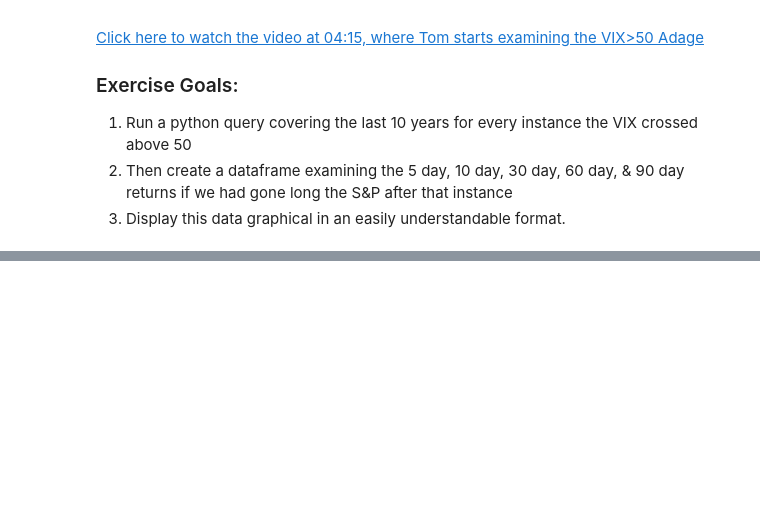
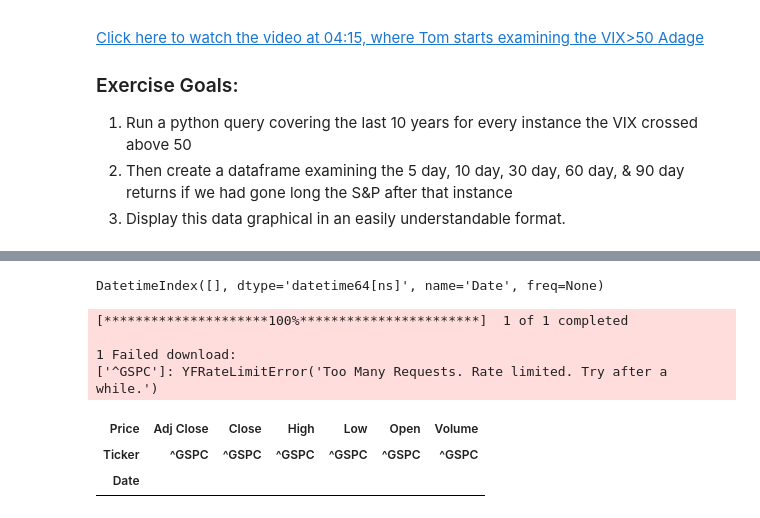
Before and after one commit to brian-m0k/Stock-Traders-Almanac-Financial-Markets-Seasonality-Analysis-with-Python, a Jupyter notebook: Financial_Data_Slicing_Operations.ipynb, the cells around one changed output, grey strips where cells are left out. Cells and saved outputs as stored; diff of their text form; code cells hidden in the pictures; blank space fills up the shorter version.

Commit message:
Ajustment made to Financial_Data_Slicing_Operations.ipynb
- More code added to Exercise 1

Signed-off-by: brian-m0k <113319033+brian-m0k@users.noreply.github.com>

```diff
--- a/Financial_Data_Slicing_Operations.ipynb
+++ b/Financial_Data_Slicing_Operations.ipynb
@@ -92,0 +97,34 @@ Date
+# %%
+from datetime import timedelta
+
+#Now we continue by creating a table/dataframe with S&P returns 5,10,30,60,& 90 days after each of the dates
+#in vix_above_50.to_csv
+
+#1. Create a table with each of the dates in vix_above_50 as the row index.
+event_dates = vix_above_50.index
+display(event_dates)
+
+# Define the ticker symbol for S&P 500
+sp500_ticker = "^GSPC"
+
+# Determine the earliest and latest dates from event_dates
+earliest_date = event_dates.min()
+latest_date = event_dates.max()
+
+# Calculate the end date for downloading S&P 500 data
+end_date_sp500 = latest_date + timedelta(days=90)
+
+# Download the historical data for S&P 500
+sp500_data = yf.download(sp500_ticker, start=earliest_date, end=end_date_sp500, auto_adjust=False)
+
+# Display the first few rows of the sp500_data DataFrame
+display(sp500_data.head())
+# %% [output]
+DatetimeIndex([], dtype='datetime64[ns]', name='Date', freq=None)
+[*********************100%***********************]  1 of 1 completed
+
+1 Failed download:
+['^GSPC']: YFRateLimitError('Too Many Requests. Rate limited. Try after a while.')
+| Price | Adj Close | Close | High | Low | Open | Volume |
+| Ticker | ^GSPC | ^GSPC | ^GSPC | ^GSPC | ^GSPC | ^GSPC |
+| Date |  |  |  |  |  |  |
```
Also changed, not shown: parts of 2 cells of this notebook, 1 other file.
